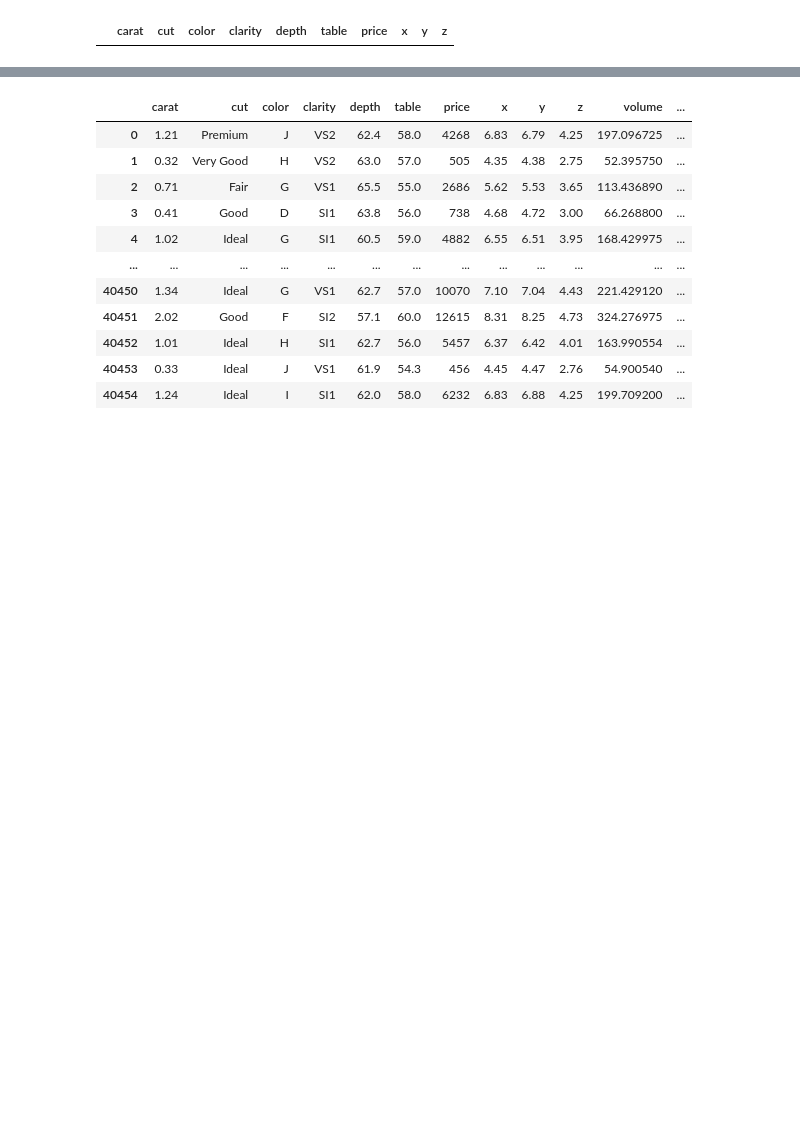
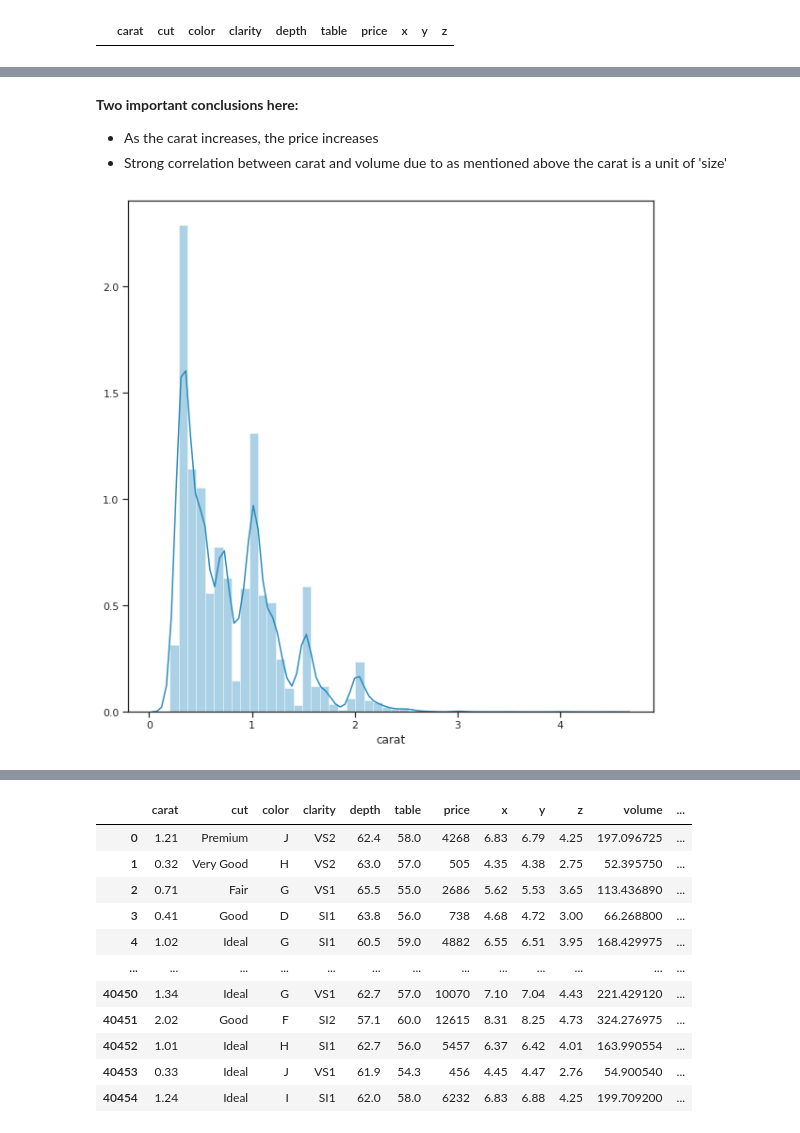
Before and after one commit to gojuangu/definitive_diamond_buying_guide, a Jupyter notebook: Analysis Data.ipynb, the cells around one changed output, grey strips where cells are left out. Saved outputs shown, nothing was run; the diff lists cells and outputs as text; code cells hidden in the pictures; blank space fills up the shorter version.

```diff
--- a/Analysis Data.ipynb
+++ b/Analysis Data.ipynb
@@ -155,0 +214,10 @@ sns.distplot(diamonds['carat'], bins=40)
+# %% [markdown]
+**Two important conclusions here:**
+- As the carat increases, the price increases
+- Strong correlation between carat and volume due to as mentioned above the carat is a unit of 'size'
+# %%
+fig, ax = plt.subplots(figsize=(10,10))
+
+sns.distplot(diamonds['carat'], color='#2b8cbe');
+# %% [output]
+[figure, added]
```
Also changed, not shown: parts of 39 cells of this notebook.
